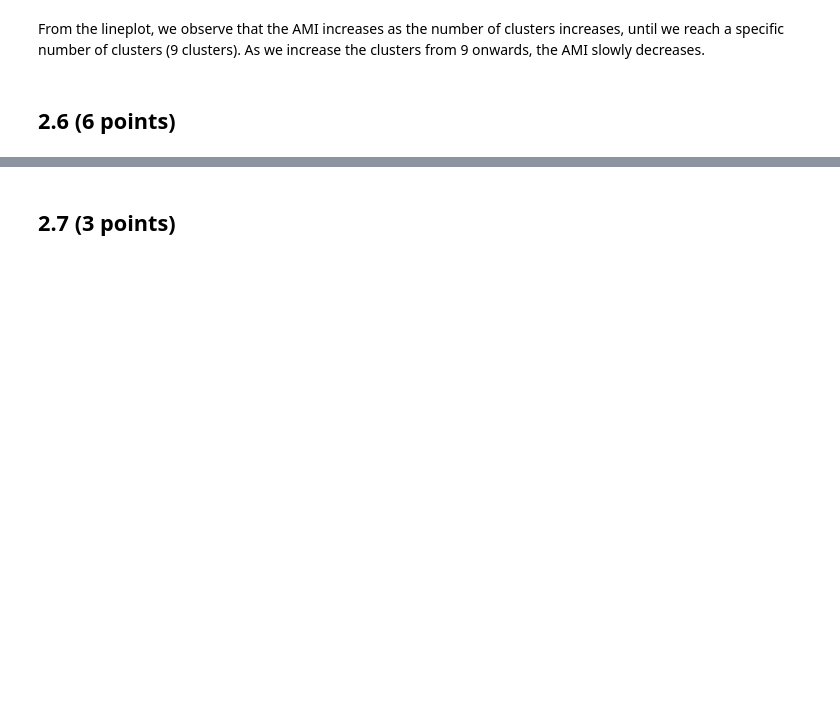
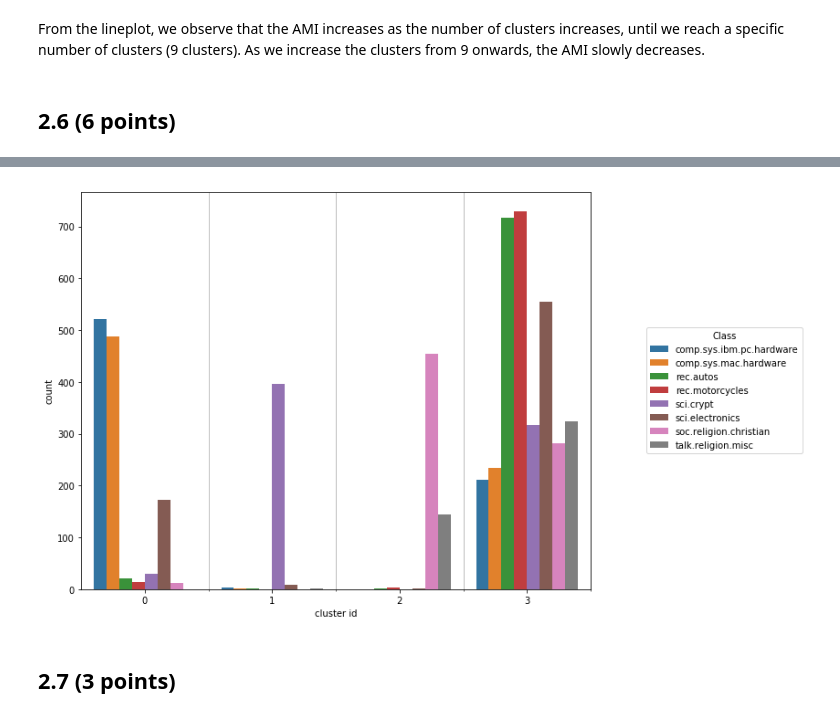
Before and after one commit to celinadong/IAML-CW2, a Jupyter notebook: Data/PartA/Part A - 20 Newsgroups.ipynb, the cells around one changed output, grey strips where cells are left out. Drawn from its saved outputs; the diff is of its cells as text; code cells hidden in the pictures; blank space fills up the shorter version.

```diff
--- a/Data/PartA/Part A - 20 Newsgroups.ipynb
+++ b/Data/PartA/Part A - 20 Newsgroups.ipynb
@@ -397,2 +417,28 @@ kmeans_four.fit(X_train)
+# %%
+# Plot bar chart
+news_labels_list = [i[0] for i in news_labels.values]
+fig, ax = plt.subplots(figsize=(10,8))
+ax = sns.countplot(x=kmeans_four.labels_, hue=y_train.values, ax=ax) #data=X_train)
+ax.legend(labels=news_labels_list, #  mixture class does not appear
+          loc='center left', bbox_to_anchor=[1.1, 0.5], title='Class')
+# for p in ax.patches:
+#     ax.annotate('%{:.1f}'.format(p.get_height()), (p.get_x()+0.1, p.get_height()))
+# for p in ax.patches:
+#     height = p.get_height()
+#     ax.text(p.get_x()+p.get_width()/2.,
+#             height + 3,
+#             '{:1.2f}'.format(height/float(X_train.shape[0])),
+#             ha="center")
+# for p in ax.patches:
+#     ax.annotate(format(p.get_height(), '.2f'), (p.get_x() + p.get_width() / 2., p.get_height()),
+#                    ha='center', va='center', xytext=(0, 10), textcoords='offset points')
+plt.gca().set_xticks([i + 0.5 for i in range(4)], minor=True)
+plt.grid(True, which='minor')
+plt.xlabel('cluster id')
+plt.show()
+
+#ENCODED BY POSITION ON THE PLOTS X AXIS??
+# %% [output]
+[figure, added]
 # %% [markdown]
 ## 2.7 (3 points)
```
Also changed, not shown: parts of 22 cells of this notebook, 1 other file.
